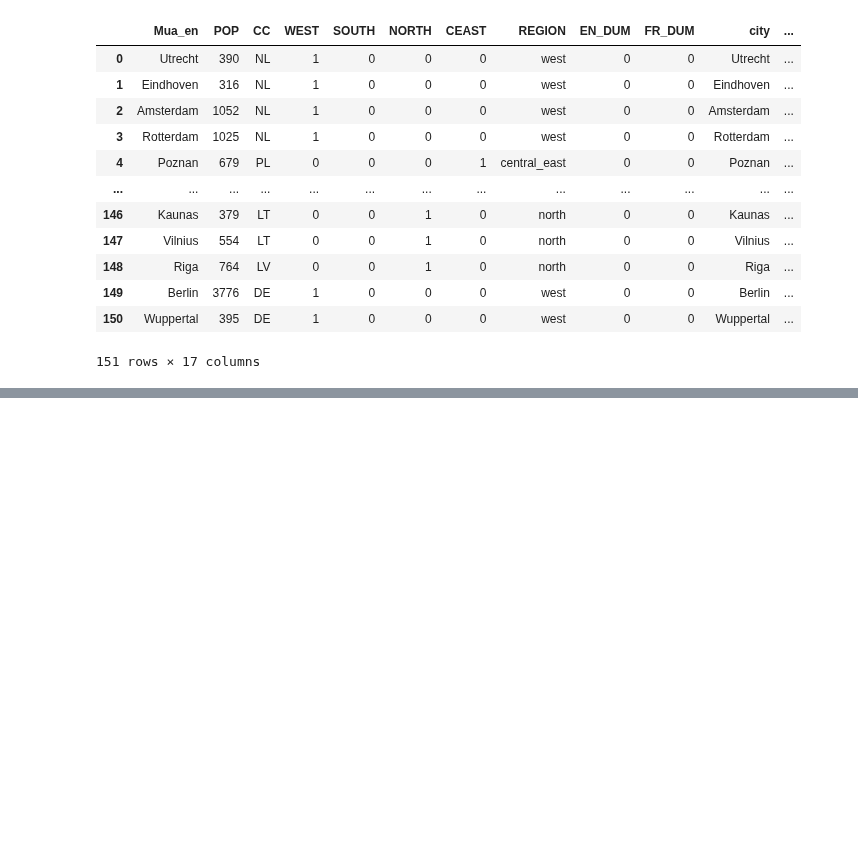
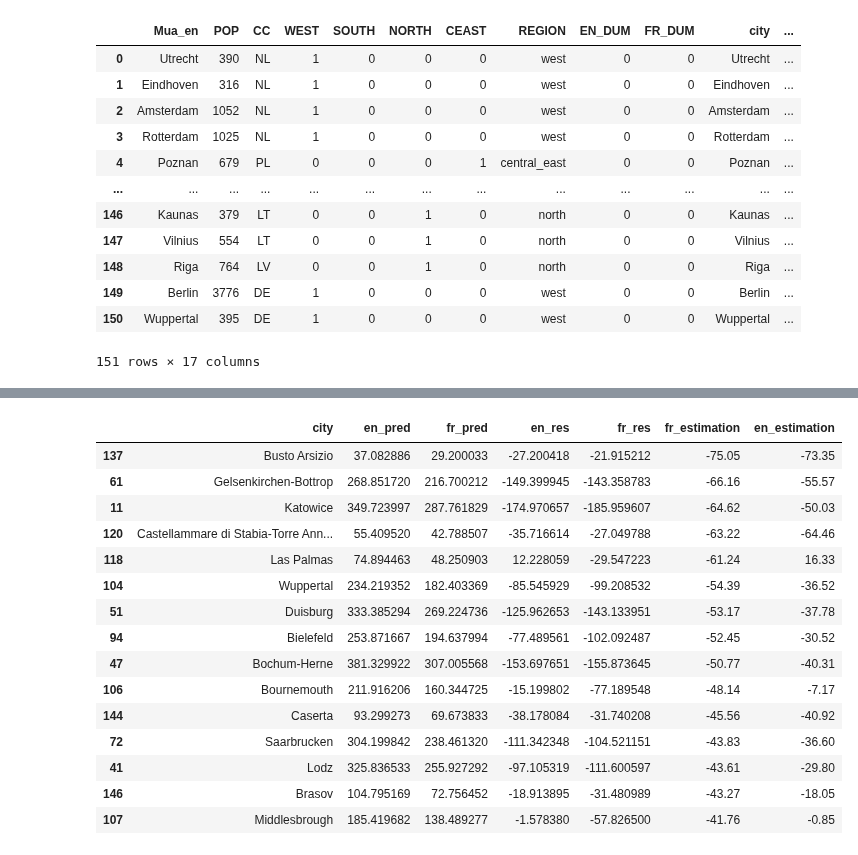
Before and after one commit to seriousdeejay/citynet, a Jupyter notebook: src/analyses/Brecht/06_comparing.ipynb, the cells around one changed output, grey strips where cells are left out. Drawn from its saved outputs; the diff is of its cells as text; code cells hidden in the pictures; blank space fills up the shorter version.

Commit message:
brecht tables

```diff
--- a/src/analyses/Brecht/06_comparing.ipynb
+++ b/src/analyses/Brecht/06_comparing.ipynb
@@ -263,0 +330,9 @@ df.to_csv(fp, index = False, sep=';')
+# %%
+for i, row in df_new.iterrows():
+    en_degrees[row.city_A] += row.res_en2
+    en_degrees[row.city_B] += row.res_en2
+    fr_degrees[row.city_A] += row.res_fr2
+    fr_degrees[row.city_B] += row.res_fr2
+# %%
+df_cities['fr_res'] = fr_degrees.values()
+df_cities['en_res'] = en_degrees.values()
@@ -263,0 +367,19 @@ df.to_csv(fp, index = False, sep=';')
+# %%
+df_cities[['city','en_pred','fr_pred','en_res','fr_res','fr_estimation', 'en_estimation']].sort_values('fr_estimation', ascending=True).head(15)
+# %% [output]
+|  | city | en_pred | fr_pred | en_res | fr_res | fr_estimation | en_estimation |
+| 137 | Busto Arsizio | 37.082886 | 29.200033 | -27.200418 | -21.915212 | -75.05 | -73.35 |
+| 61 | Gelsenkirchen-Bottrop | 268.851720 | 216.700212 | -149.399945 | -143.358783 | -66.16 | -55.57 |
+| 11 | Katowice | 349.723997 | 287.761829 | -174.970657 | -185.959607 | -64.62 | -50.03 |
+| 120 | Castellammare di Stabia-Torre Ann... | 55.409520 | 42.788507 | -35.716614 | -27.049788 | -63.22 | -64.46 |
+| 118 | Las Palmas | 74.894463 | 48.250903 | 12.228059 | -29.547223 | -61.24 | 16.33 |
+| 104 | Wuppertal | 234.219352 | 182.403369 | -85.545929 | -99.208532 | -54.39 | -36.52 |
+| 51 | Duisburg | 333.385294 | 269.224736 | -125.962653 | -143.133951 | -53.17 | -37.78 |
+| 94 | Bielefeld | 253.871667 | 194.637994 | -77.489561 | -102.092487 | -52.45 | -30.52 |
+| 47 | Bochum-Herne | 381.329922 | 307.005568 | -153.697651 | -155.873645 | -50.77 | -40.31 |
+| 106 | Bournemouth | 211.916206 | 160.344725 | -15.199802 | -77.189548 | -48.14 | -7.17 |
+| 144 | Caserta | 93.299273 | 69.673833 | -38.178084 | -31.740208 | -45.56 | -40.92 |
+| 72 | Saarbrucken | 304.199842 | 238.461320 | -111.342348 | -104.521151 | -43.83 | -36.60 |
+| 41 | Lodz | 325.836533 | 255.927292 | -97.105319 | -111.600597 | -43.61 | -29.80 |
+| 146 | Brasov | 104.795169 | 72.756452 | -18.913895 | -31.480989 | -43.27 | -18.05 |
+| 107 | Middlesbrough | 185.419682 | 138.489277 | -1.578380 | -57.826500 | -41.76 | -0.85 |
```
Also changed, not shown: parts of 22 cells of this notebook, 3 other files.
